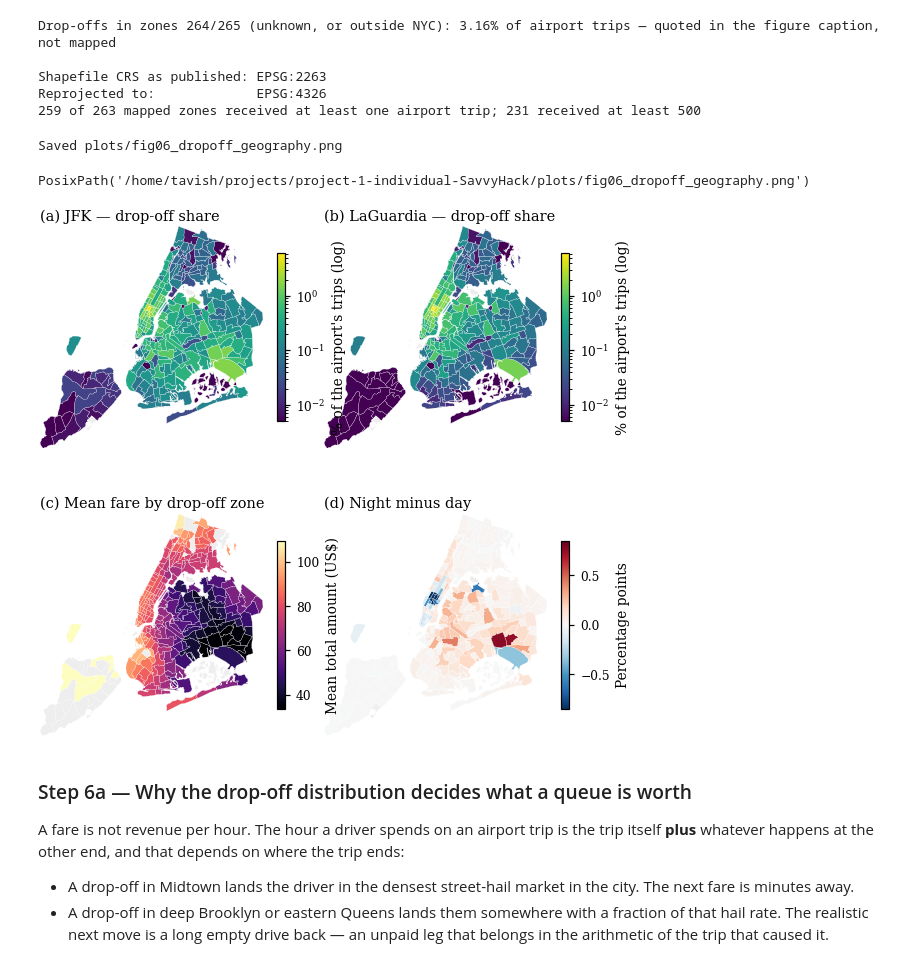
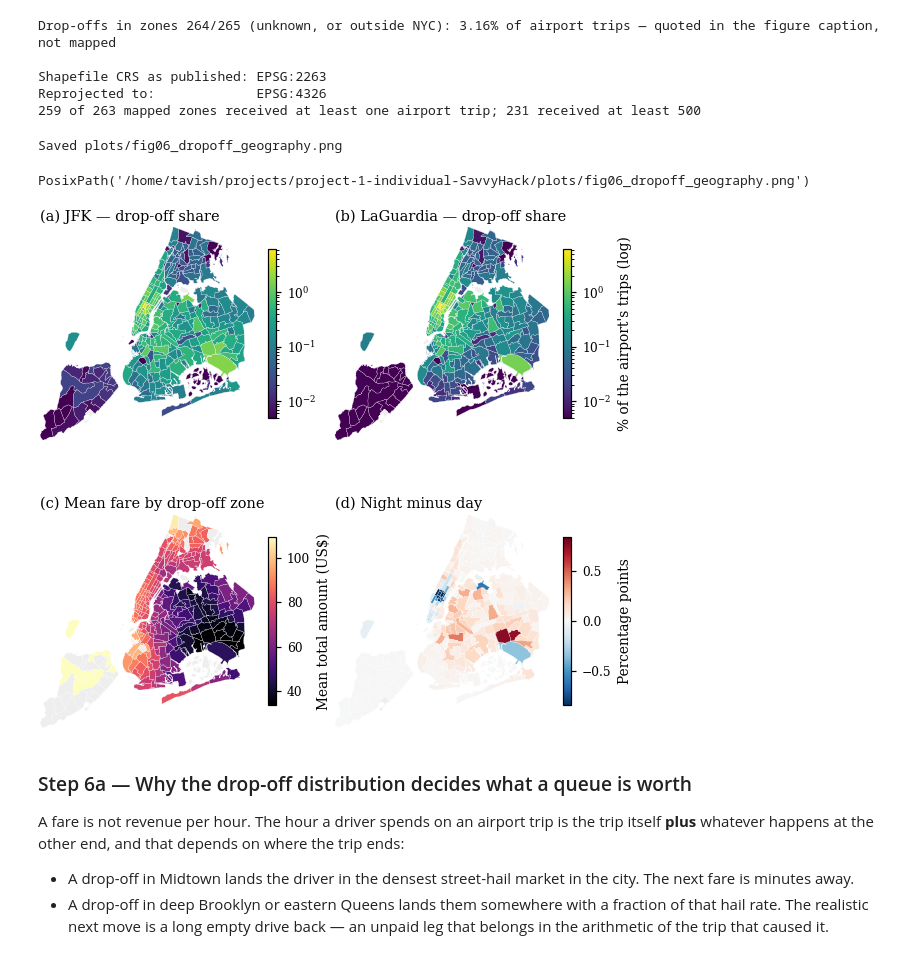
Before and after one commit to SavvyHack/ADS-project1-testing, a Jupyter notebook: notebooks/3_analysis.ipynb, the cells around one changed output. Saved outputs shown, nothing was run; the diff lists cells and outputs as text; code cells hidden in the pictures.

Commit message:
fixed plot visuals in 3 analysis

```diff
--- a/notebooks/3_analysis.ipynb
+++ b/notebooks/3_analysis.ipynb
@@ -556,7 +639,7 @@ Rate Code 2 trips recorded by 2a: 2,019,422
 BIN_WIDTH = 1.0
 FARE_PLOT_MAX = 120.0
 DISTANCE_PLOT_MAX = 40.0
-TOTAL_PLOT_MAX = 200.0
+FARE_SCATTER_MAX = 160.0
 
 binned = (
     fare_spectrum[fare_spectrum["fare"] <= FARE_PLOT_MAX]
@@ -573,7 +656,10 @@ airport_share = 100 * binned["airport_trips"] / airport_total
 scatter = (
     trips
     .where(F.col("is_airport"))
-    .select("trip_distance", "total_amount", "pulocationid")
+    # The metered fare, not the total. The flat fare is the metered
+    # component, so plotting `total_amount` puts the reference line below the
+    # band it is meant to mark by the size of the tips, tolls, and surcharges.
+    .select("trip_distance", "fare_amount", "pulocationid")
     .sample(fraction=SAMPLE_FRACTION, seed=SAMPLE_SEED)
     .toPandas()
 )
@@ -591,7 +677,7 @@ peak = float(airport_share.get(flat_bin, 0.0))
 ax.annotate(
     f"JFK flat fare\n${JFK_FLAT_FARE:,.0f}",
     xy=(flat_bin, peak),
-    xytext=(flat_bin - 34, peak * 0.85),
+    xytext=(flat_bin - 42, peak * 0.78),
     arrowprops={"arrowstyle": "->", "lw": 0.8, "color": PALETTE["grey"]},
     fontsize=8,
 )
@@ -599,18 +685,21 @@ ax.set_xlim(0, FARE_PLOT_MAX)
 ax.set_xlabel("Metered fare (US$)")
 ax.set_ylabel("Share of segment's trips (%)")
 ax.set_title("(a) Fare distribution, full data")
-ax.legend(loc="upper right")
+# Centre right: the spike leaves the upper right occupied and the annotation
+# takes the upper left.
+ax.legend(loc="center right")
 
 ax = axes[1]
 for airport, group in scatter.groupby("airport"):
-    ax.scatter(group["trip_distance"], group["total_amount"], s=2, alpha=0.12,
+    ax.scatter(group["trip_distance"], group["fare_amount"], s=2, alpha=0.12,
                linewidths=0, color=airport_colour(airport),
                label=f"{airport} (n={len(group):,})")
-ax.axhline(JFK_FLAT_FARE, color=PALETTE["grey"], lw=0.8, ls="--")
+ax.axhline(JFK_FLAT_FARE, color=PALETTE["grey"], lw=0.8, ls="--",
+           label=f"flat fare ${JFK_FLAT_FARE:,.0f}")
 ax.set_xlim(0, DISTANCE_PLOT_MAX)
-ax.set_ylim(0, TOTAL_PLOT_MAX)
+ax.set_ylim(0, FARE_SCATTER_MAX)
 ax.set_xlabel("Trip distance (miles)")
-ax.set_ylabel("Total amount (US$)")
+ax.set_ylabel("Metered fare (US$)")
 ax.set_title(f"(b) Fare against distance, {SAMPLE_FRACTION:.0%} sample")
 ax.legend(loc="upper left", markerscale=5, handletextpad=0.2)
 currency_axis(ax)
@@ -1139,6 +1263,19 @@ per_hour["pickups_per_arrival"] = (
         per_hour["sched_arrivals"] > 0
     )
 )
+
+# An hour of the day with almost nothing scheduled across the whole window
+# produces a ratio whose denominator is a handful of flights. At 01:00 that
+# reads as thousands of pickups per arrival, which is a measurement of the
+# denominator rather than of coverage, and on a shared axis it flattens every
+# hour that does carry information. The threshold is one scheduled arrival a
+# day over the window.
+MIN_SCHED_ARRIVALS = WINDOW_DAYS
+thin = per_hour["sched_arrivals"] < MIN_SCHED_ARRIVALS
+per_hour.loc[thin, "pickups_per_arrival"] = np.nan
+print(f"\n{int(thin.sum())} airport-hours-of-day average fewer than one "
+      "scheduled domestic arrival a day and are left out of the coverage "
+      "ratio")
 # %% [output]
 Correlation of pickups with scheduled arrivals, by lag
 (positive lag = arrivals that landed that many hours earlier)
@@ -1498,36 +1726,41 @@ PANELS = [
     ("lga_share_pct", "(b) LaGuardia — drop-off share",
      share_norm, SEQUENTIAL_CMAP, "% of the airport's trips (log)"),
     ("mean_total_reported", "(c) Mean fare by drop-off zone",
      fare_norm, "magma", "Mean total amount (US$)"),
     ("night_minus_day_pp", "(d) Night minus day",
      diff_norm, DIVERGING_CMAP, "Percentage points"),
 ]
 
 fig, axes = new_figure(2, 2, height=6.6)
 bounds = geo.total_bounds
 
-for ax, (column, title, norm, cmap, label) in zip(axes.ravel(), PANELS):
+for index, (ax, panel) in enumerate(zip(axes.ravel(), PANELS)):
+    column, title, norm, cmap, label = panel
+    # Panels (a) and (b) share a scale, so the label goes on the right-hand
+    # bar only: on the left it runs into the neighbouring map.
+    if index == 0:
+        label = ""
     geo.plot(
         column=column, ax=ax, cmap=cmap, norm=norm,
         linewidth=0.15, edgecolor="white", legend=True,
         legend_kwds={"shrink": 0.62, "label": label},
         missing_kwds={
             "color": MISSING_COLOUR, "edgecolor": "white", "linewidth": 0.15,
         },
     )
     ax.set_title(title)
     ax.set_axis_off()
     ax.set_xlim(bounds[0], bounds[2])
     ax.set_ylim(bounds[1], bounds[3])
 
 # `tight_layout` is not used here: each panel holds a fixed-aspect map, so it
 # would pad around the whitespace rather than remove it.
-fig.subplots_adjust(wspace=0.02, hspace=0.06)
+fig.subplots_adjust(wspace=0.10, hspace=0.06)
 save_figure(fig, "fig06_dropoff_geography")
 # %% [output]
 Saved plots/fig06_dropoff_geography.png
 PosixPath('/home/tavish/projects/project-1-individual-SavvyHack/plots/fig06_dropoff_geography.png')
-[figure, old version]
+[figure, new version]
 # %% [markdown]
 ### Step 6a — Why the drop-off distribution decides what a queue is worth
 
```
Also changed, not shown: parts of 25 cells of this notebook, 5 other files.
